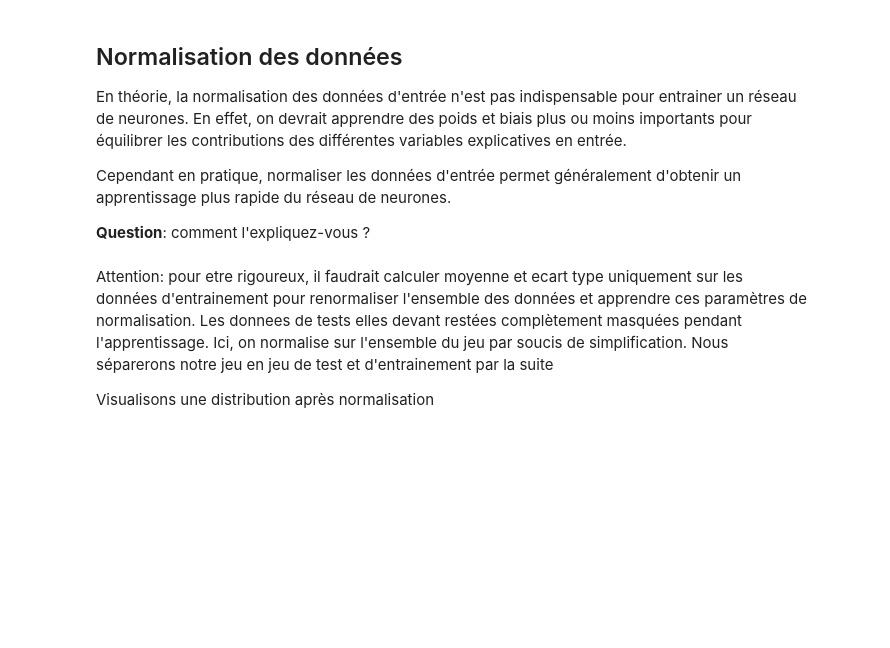
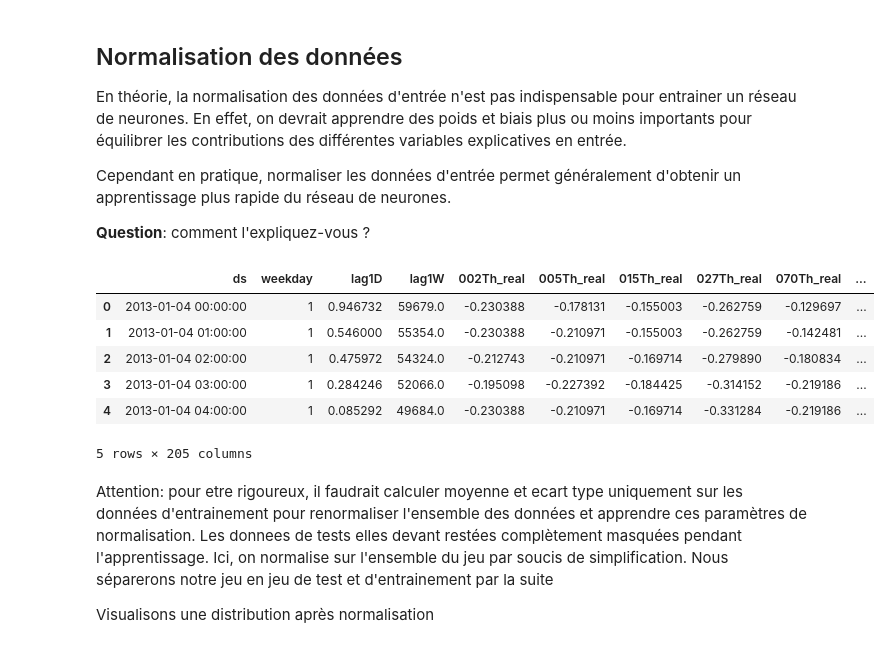
Before and after one commit to marota/TP_Formation_Conso_DeepLearning, a Jupyter notebook: archives/TP_Formation_Conso_DeepLearning_old.ipynb, the cells around one changed output. Drawn from its saved outputs; the diff is of its cells as text; code cells hidden in the pictures; blank space fills up the shorter version.

```diff
--- a/TP_Formation_Conso_DeepLearning.ipynb
+++ b/archives/TP_Formation_Conso_DeepLearning_old.ipynb
@@ -268,7 +269,17 @@ scalerfit=scaler.fit(Xinput[colsToScale])
 #on normalise nos données au vu de ces paramètres
 new_ = scalerfit.transform(Xinput_scaled[colsToScale])
 for i, ncol_name in enumerate(colsToScale):
-    Xinput_scaled[ncol_name]= new_[:,i]
+    Xinput_scaled[ncol_name]= np.around(new_[:,i],decimals=3)
+# %%
+Xinput_scaled.head()
+# %% [output]
+|  | ds | weekday | lag1D | lag1W | 002Th_real | 005Th_real | 015Th_real | 027Th_real | 070Th_real | ... |
+| 0 | 2013-01-04 00:00:00 | 1 | 0.946732 | 59679.0 | -0.230388 | -0.178131 | -0.155003 | -0.262759 | -0.129697 | ... |
+| 1 | 2013-01-04 01:00:00 | 1 | 0.546000 | 55354.0 | -0.230388 | -0.210971 | -0.155003 | -0.262759 | -0.142481 | ... |
+| 2 | 2013-01-04 02:00:00 | 1 | 0.475972 | 54324.0 | -0.212743 | -0.210971 | -0.169714 | -0.279890 | -0.180834 | ... |
+| 3 | 2013-01-04 03:00:00 | 1 | 0.284246 | 52066.0 | -0.195098 | -0.227392 | -0.184425 | -0.314152 | -0.219186 | ... |
+| 4 | 2013-01-04 04:00:00 | 1 | 0.085292 | 49684.0 | -0.230388 | -0.210971 | -0.169714 | -0.331284 | -0.219186 | ... |
+5 rows × 205 columns
 # %% [markdown]
 Attention: pour etre rigoureux, il faudrait calculer moyenne et ecart type uniquement sur les données d'entrainement pour renormaliser l'ensemble des données et apprendre ces paramètres de normalisation. Les donnees de tests elles devant restées complètement masquées pendant l'apprentissage.
 Ici, on normalise sur l'ensemble du jeu par soucis de simplification. Nous séparerons notre jeu en jeu de test et d'entrainement par la suite
```
Also changed, not shown: parts of 4 cells of this notebook, 2 other files.
